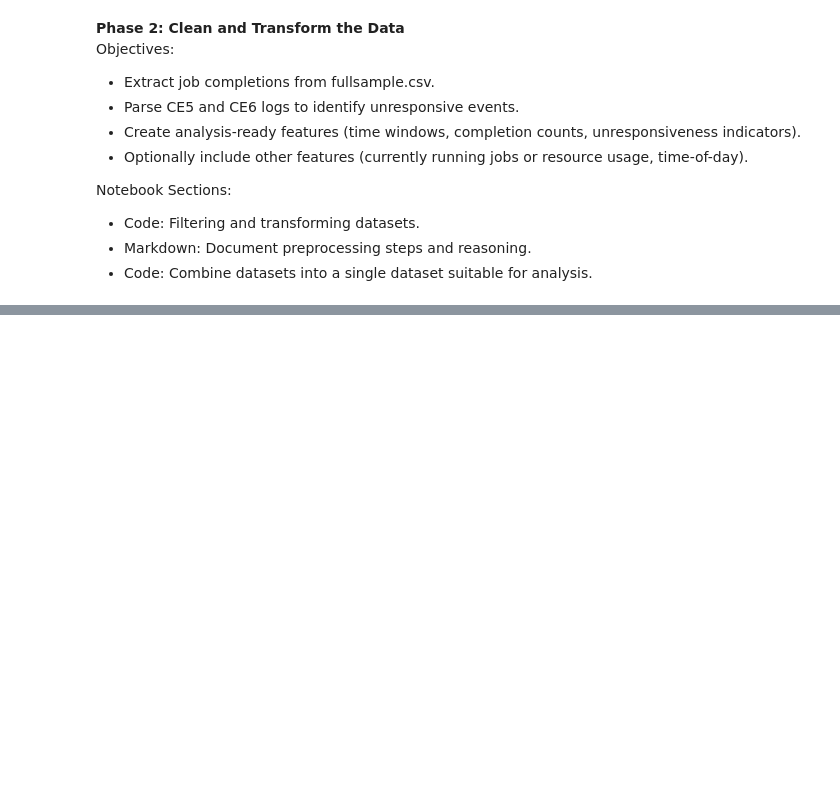
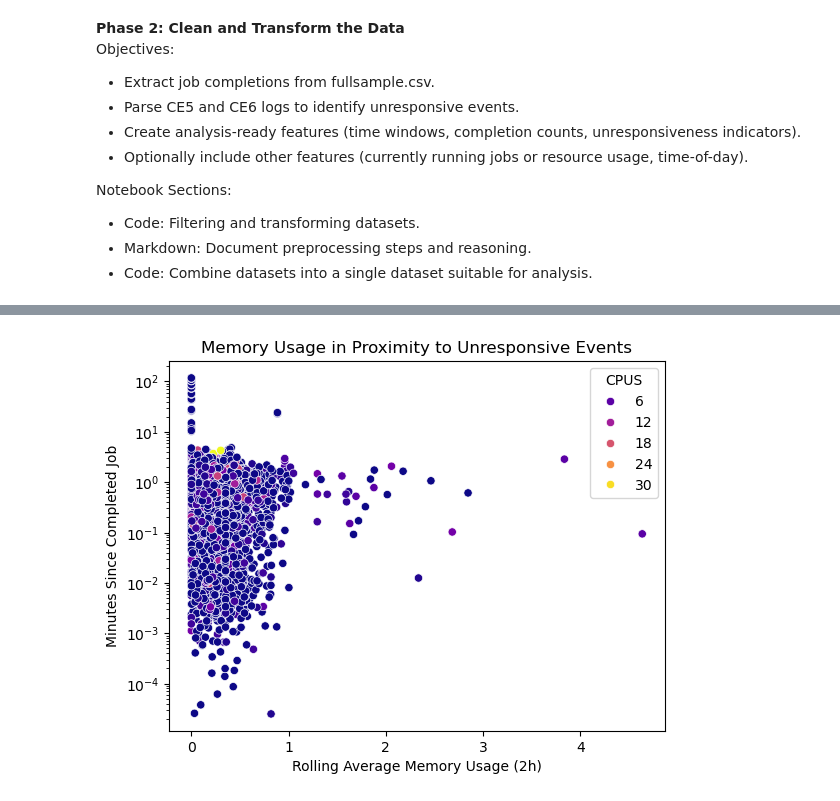
Before and after one commit to nss-data-science-cohort-9/accre-Grantalan, a Jupyter notebook: notebooks/accres_data_project.ipynb, the cells around one changed output, grey strips where cells are left out. Drawn from its saved outputs; the diff is of its cells as text; code cells hidden in the pictures; blank space fills up the shorter version.

```diff
--- a/notebooks/accres_data_project.ipynb
+++ b/notebooks/accres_data_project.ipynb
@@ -243,0 +339,18 @@ A single Jupyter notebook that includes:
+# %%
+# Create different plot with Log Sale
+sns.scatterplot(
+    data = job_features,
+    x = 'avg_mem_use_2h',
+    y = 'mins_since_last_job_end',
+    hue = 'CPUS',
+    palette = 'plasma'
+)
+
+plt.yscale('log')
+plt.xlabel('Rolling Average Memory Usage (2h)')
+plt.ylabel('Minutes Since Completed Job')
+plt.title('Memory Usage in Proximity to Unresponsive Events')
+
+plt.show();
+# %% [output]
+[figure, added]
```
Also changed, not shown: parts of 44 cells of this notebook.
